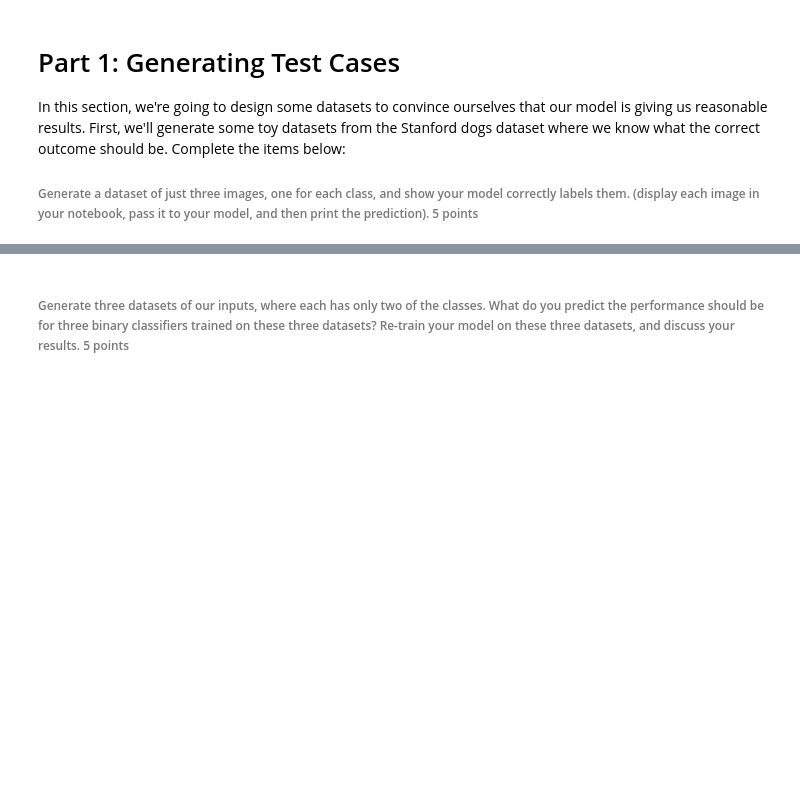
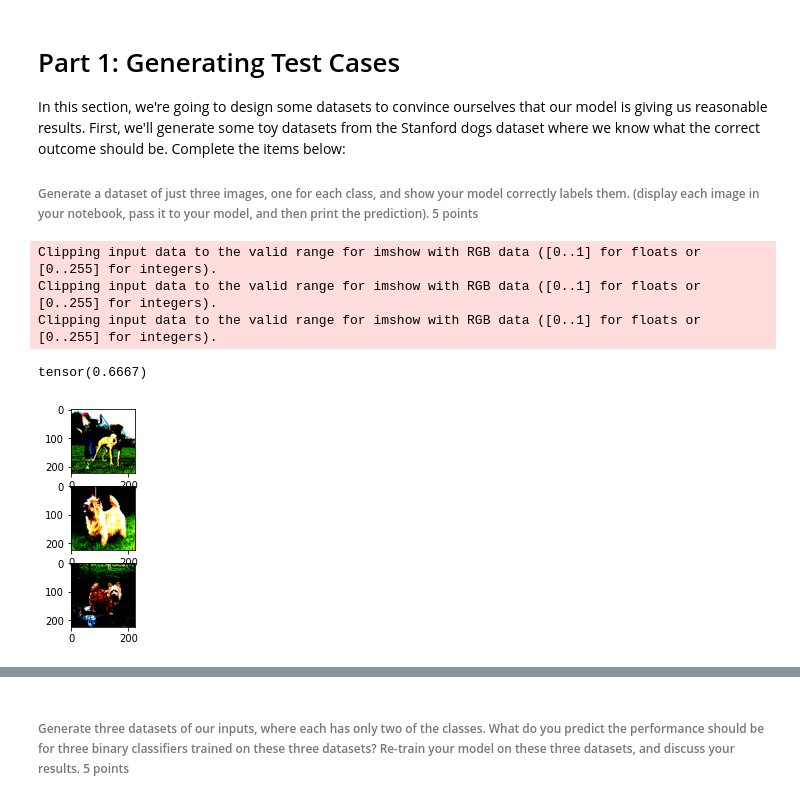
Before and after one commit to samodle/Learning-Machine-Learning, a Jupyter notebook: CNNs and Transfer Learning/Project 3 - ML For Real World Use.ipynb, the cells around one changed output, grey strips where cells are left out. Cells and saved outputs as stored; diff of their text form; code cells hidden in the pictures; blank space fills up the shorter version.

```diff
--- a/CNNs and Transfer Learning/Project 3 - ML For Real World Use.ipynb
+++ b/CNNs and Transfer Learning/Project 3 - ML For Real World Use.ipynb
@@ -479,3 +453,47 @@ print(f'Holdout Accuracy: {holdout_acc}%')
 In this section, we're going to design some datasets to convince ourselves that our model is giving us reasonable results. First, we'll generate some toy datasets from the Stanford dogs dataset where we know what the correct outcome should be. Complete the items below:
 
 ###### Generate a dataset of just three images, one for each class, and show your model correctly labels them. (display each image in your notebook, pass it to your model, and then print the prediction).	5 points
+# %%
+P1A_DATA_PATH = "./images/P1_A_ThreeImageDataset/"
+p1a_data = torchvision.datasets.ImageFolder(root=P1A_DATA_PATH, transform=test_transforms)
+p1a_data_loader  = torch.utils.data.DataLoader(p1a_data, batch_size=3, shuffle=False, num_workers=WORKERS, drop_last=DROP)
+
+f, axarr = plt.subplots(3,1)
+
+with torch.no_grad():
+    # Set to evaluation mode
+    model.eval()
+
+    for data, target in p1a_data_loader:
+        if train_on_gpu:
+            data, target = data.cuda(), target.cuda()
+
+        #dog_image = data[0]
+        if train_on_gpu:
+            #plt.imshow()
+            #plt.imshow(np.transpose(data[1].cpu().detach().numpy(), (1, 2, 0)))
+            #plt.imshow(np.transpose(data[2].cpu().detach().numpy(), (1, 2, 0)))
+
+            axarr[0].imshow(np.transpose(data[0].cpu().detach().numpy(), (1, 2, 0)))
+            axarr[1].imshow(np.transpose(data[1].cpu().detach().numpy(), (1, 2, 0)))
+            axarr[2].imshow(np.transpose(data[2].cpu().detach().numpy(), (1, 2, 0)))
+        else:
+            axarr[0].imshow(np.transpose(data[0].numpy(), (1, 2, 0)))
+            axarr[0].imshow(np.transpose(data[1].numpy(), (1, 2, 0)))
+            axarr[0].imshow(np.transpose(data[2].numpy(), (1, 2, 0)))
+
+
+        output = model(data)
+        loss = criterion(output, target)
+
+        _, pred = torch.max(output, dim=1)
+        correct_tensor = pred.eq(target.data.view_as(pred))
+        accuracy = torch.mean(correct_tensor.type(torch.FloatTensor))
+
+        print(f'Accuracy: {accuracy}')
+# %% [output]
+Clipping input data to the valid range for imshow with RGB data ([0..1] for floats or [0..255] for integers).
+Clipping input data to the valid range for imshow with RGB data ([0..1] for floats or [0..255] for integers).
+Clipping input data to the valid range for imshow with RGB data ([0..1] for floats or [0..255] for integers).
+tensor(0.6667)
+[figure, added]
```
Also changed, not shown: parts of 10 cells of this notebook.
